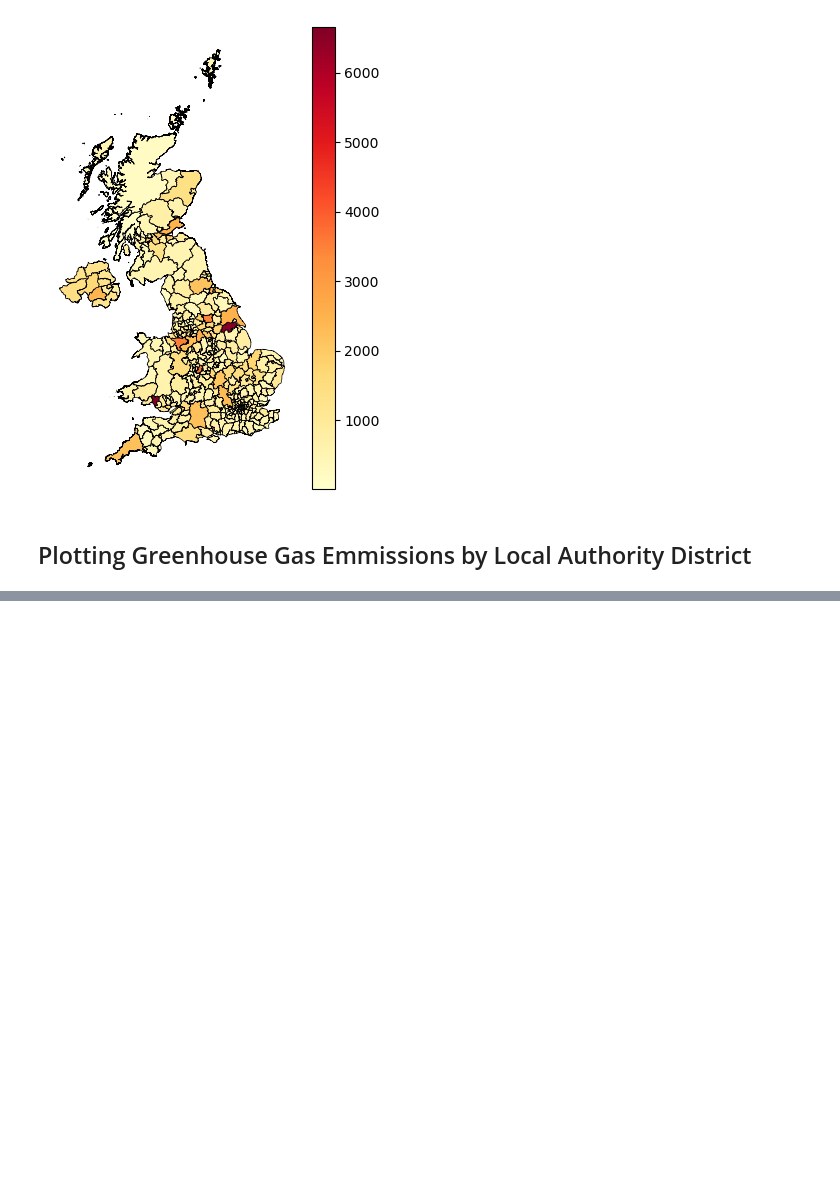
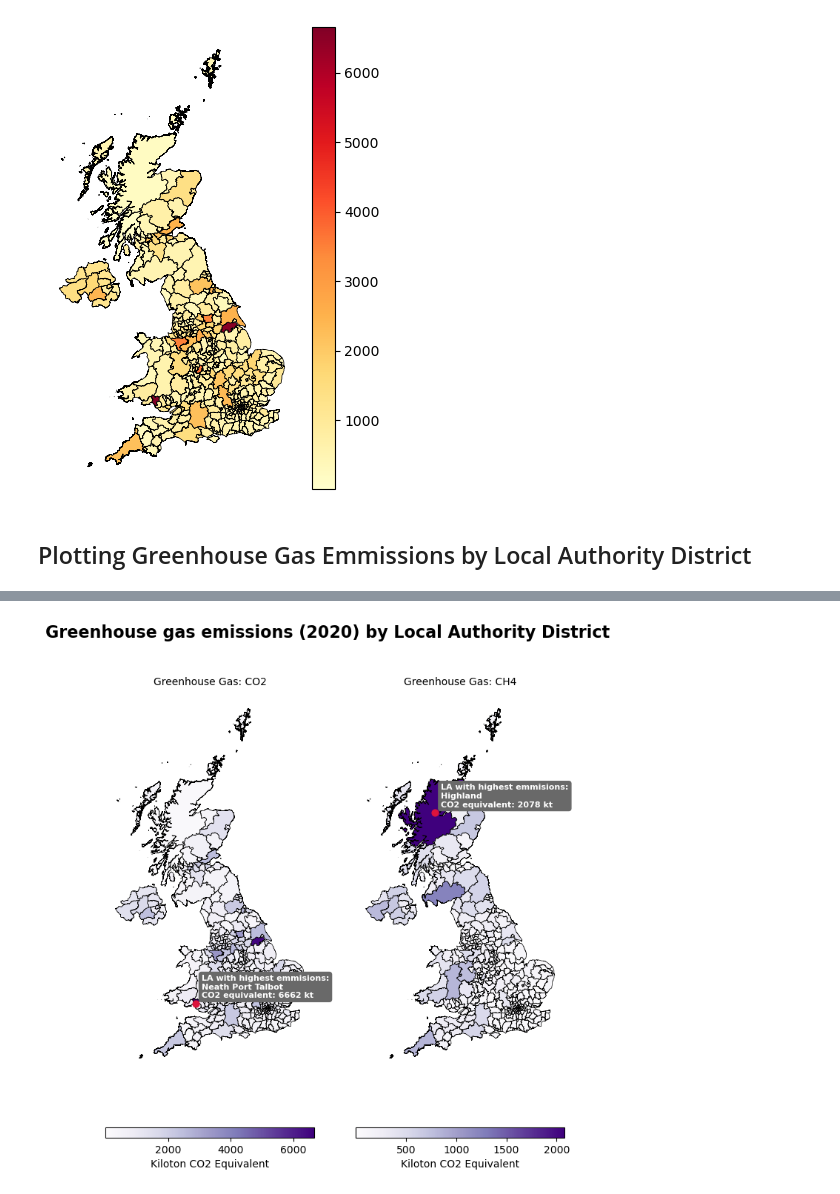
Before and after one commit to catriona-reader/ghg-mapping, a Jupyter notebook: Greenhouse Gasses.ipynb, the cells around one changed output, grey strips where cells are left out. Saved outputs shown, nothing was run; the diff lists cells and outputs as text; code cells hidden in the pictures; blank space fills up the shorter version.

Commit message:
Adjusted plotting code and added image to the readme

```diff
--- a/Greenhouse Gasses.ipynb
+++ b/Greenhouse Gasses.ipynb
@@ -254,26 +252,26 @@ for spine in plt.gca().spines.values():
 # %% [markdown]
 ## Plotting Greenhouse Gas Emmissions by Local Authority District
 # %%
-top_offenders = gdf_gas.sort_values('CO2', ascending = False)[['lad22nm','long', 'lat', 'CO2']].head(1)
-top_offenders = top_offenders.rename({'CO2': 'co2e'}, axis = 1)
-top_offenders['gas'] = 'CO2'
+# top_offenders = gdf_gas.sort_values('CO2', ascending = False)[['lad22nm','long', 'lat', 'CO2']].head(1)
+# top_offenders = top_offenders.rename({'CO2': 'co2e'}, axis = 1)
+# top_offenders['gas'] = 'CO2'
 
-for gas in ['CH4', 'N2O']:
-    new_line = gdf_gas.sort_values(gas, ascending = False)[['lad22nm','long', 'lat', gas]].head(1)
-    new_line = new_line.rename({gas: 'co2e'}, axis = 1)
-    new_line['gas'] = gas
-    top_offenders = pd.concat([top_offenders, new_line], axis=0, ignore_index = True)
+# for gas in ['CH4', 'N2O']:
+#     new_line = gdf_gas.sort_values(gas, ascending = False)[['lad22nm','long', 'lat', gas]].head(1)
+#     new_line = new_line.rename({gas: 'co2e'}, axis = 1)
+#     new_line['gas'] = gas
+#     top_offenders = pd.concat([top_offenders, new_line], axis=0, ignore_index = True)
 # %%
-# we'll plot these as well as data points, so need to make it a geo dataframe
-# first, set the CRS that defines the current coordinate system (4326)
-# then, set to the projection that we're using for the rest of the data (27700)
+# # we'll plot these as well as data points, so need to make it a geo dataframe
+# # first, set the CRS that defines the current coordinate system (4326)
+# # then, set to the projection that we're using for the rest of the data (27700)
 
-top_offenders = geopandas.GeoDataFrame(
-    top_offenders, geometry=geopandas.points_from_xy(top_offenders.long, top_offenders.lat), crs="EPSG:4326"
-)
+# top_offenders = geopandas.GeoDataFrame(
+#     top_offenders, geometry=geopandas.points_from_xy(top_offenders.long, top_offenders.lat), crs="EPSG:4326"
+# )
 
-top_offenders = top_offenders.to_crs(crs = 27700)
+# top_offenders = top_offenders.to_crs(crs = 27700)
 
-# confirm that these match
-print(top_offenders.crs)
-print(gdf_gas.crs)
+# # confirm that these match
+# print(top_offenders.crs)
+# print(gdf_gas.crs)
@@ -338,0 +421,8 @@ for i, gas in enumerate(['CO2', 'CH4', 'N2O']):
+# %%
+df = gdf_gas
+gas_list = ['CO2', 'CH4']
+plot_title = "Greenhouse gas emissions (2020) by Local Authority District"
+
+fig, ax = plot_gas_emissions(df, gas_list, plot_title)
+# %% [output]
+[figure, added]
```
Also changed, not shown: parts of 14 cells of this notebook, 3 other files.
